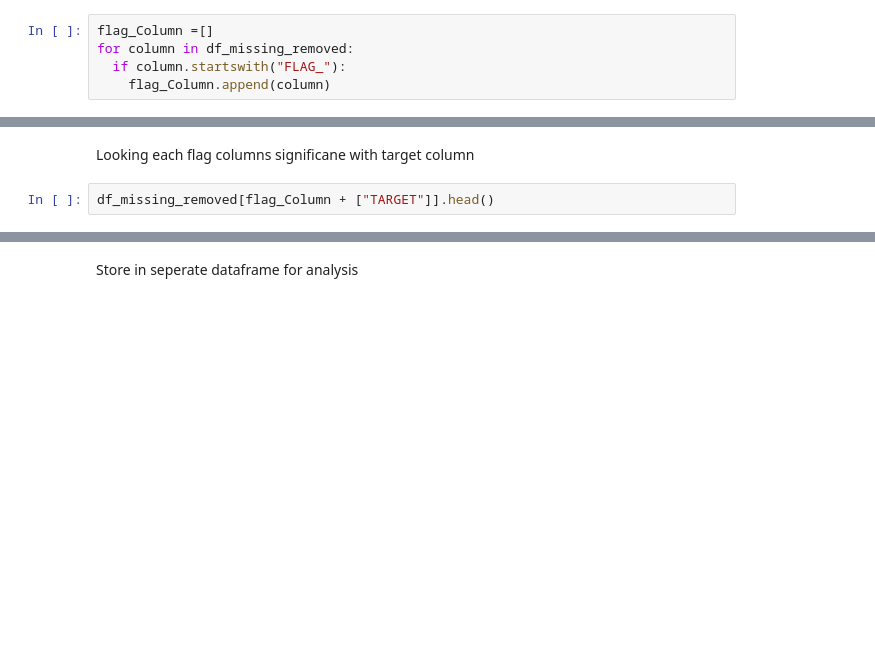
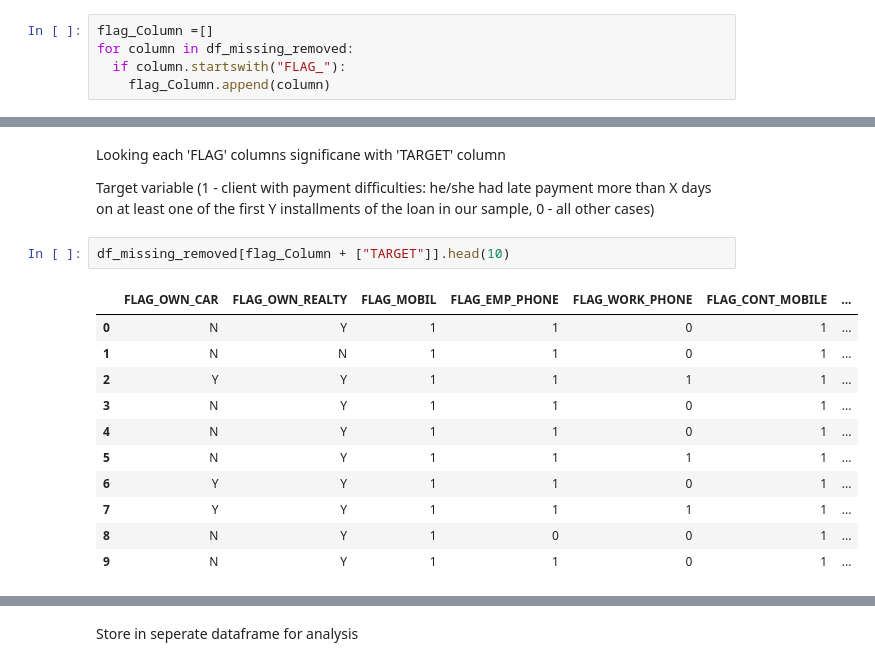
Before and after one commit to akgangadharan/Loan-Defaulter, a Jupyter notebook: loan.ipynb, the cells around one changed output, grey strips where cells are left out. Cells and saved outputs as stored; diff of their text form; blank space fills up the shorter version.

```diff
--- a/loan.ipynb
+++ b/loan.ipynb
@@ -76,4 +691,18 @@ len(flag_Column)
 # %% [markdown]
-Looking each flag columns significane with target column
+Looking each 'FLAG' columns significane with 'TARGET' column
+
+Target variable (1 - client with payment difficulties: he/she had late payment more than X days on at least one of the first Y installments of the loan in our sample, 0 - all other cases)
 # %%
-df_missing_removed[flag_Column + ["TARGET"]].head()
+df_missing_removed[flag_Column + ["TARGET"]].head(10)
+# %% [output]
+|  | FLAG_OWN_CAR | FLAG_OWN_REALTY | FLAG_MOBIL | FLAG_EMP_PHONE | FLAG_WORK_PHONE | FLAG_CONT_MOBILE | ... |
+| 0 | N | Y | 1 | 1 | 0 | 1 | ... |
+| 1 | N | N | 1 | 1 | 0 | 1 | ... |
+| 2 | Y | Y | 1 | 1 | 1 | 1 | ... |
+| 3 | N | Y | 1 | 1 | 0 | 1 | ... |
+| 4 | N | Y | 1 | 1 | 0 | 1 | ... |
+| 5 | N | Y | 1 | 1 | 1 | 1 | ... |
+| 6 | Y | Y | 1 | 1 | 0 | 1 | ... |
+| 7 | Y | Y | 1 | 1 | 1 | 1 | ... |
+| 8 | N | Y | 1 | 0 | 0 | 1 | ... |
+| 9 | N | Y | 1 | 1 | 0 | 1 | ... |
```
Also changed, not shown: parts of 123 cells of this notebook.
